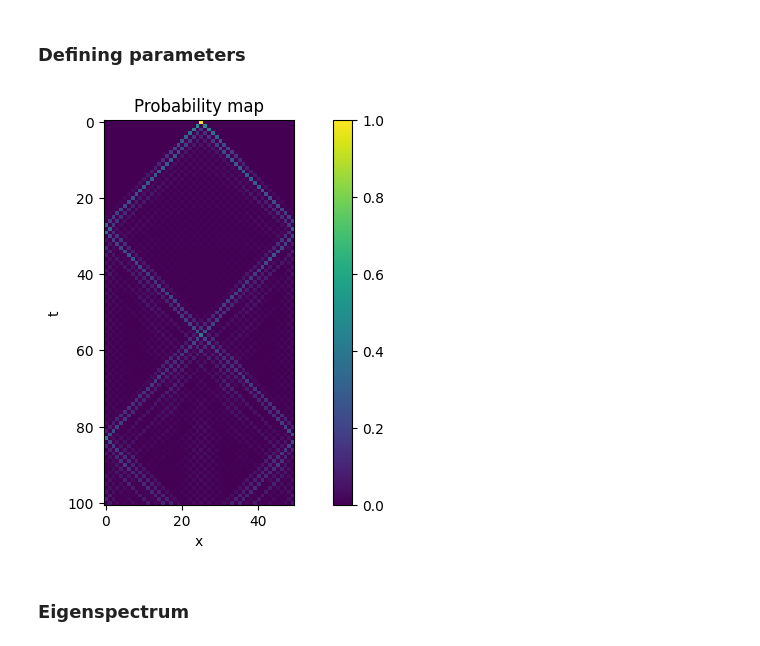
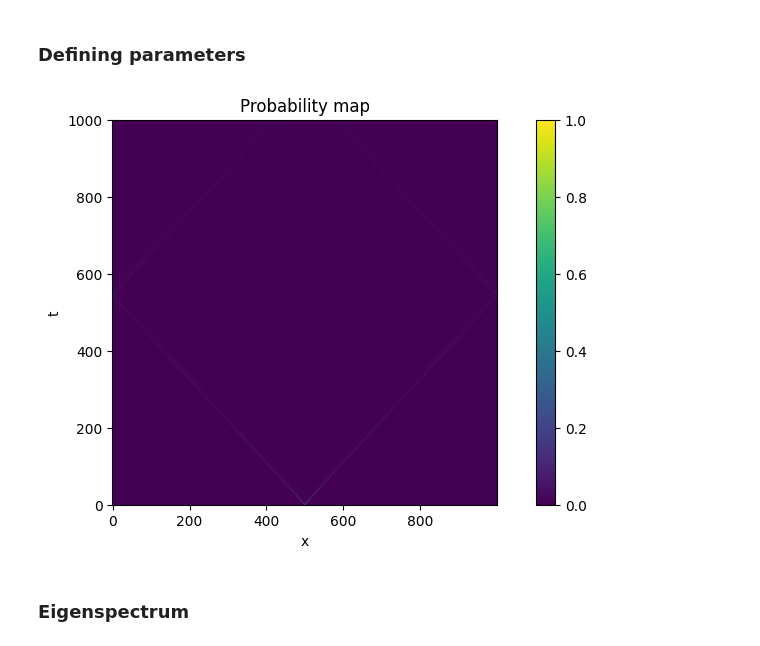
Before and after one commit to JedrekSt/NonHermitianQW, a Jupyter notebook: demo_/demonstration.ipynb, the cells around one changed output. Cells and saved outputs as stored; diff of their text form; code cells hidden in the pictures.

```diff
--- a/demo_/demonstration.ipynb
+++ b/demo_/demonstration.ipynb
@@ -42,27 +42,27 @@ $$
 # %% [markdown]
 <h3>Defining parameters</h3>
 # %%
-dim = 50
+dim = 1000
 coin_dict = {"th" : pi/4 , "n" : [0,1,0]}
 init_state_dict = {"x0" : dim//2, "a" : 1, "b" : 1j}
-steps = 100
+steps = 1000
 
 model = one_dim_QW(dim,coin_dict,**init_state_dict)
 data = model.evolve(steps)
 # %%
 _,n = data.shape
 x = np.arange(0,n)
 fig, ax = plt.subplots(figsize = (10,5))
 
-cax = ax.imshow(data,cmap = "viridis")
+cax = ax.imshow(data,cmap = "viridis",origin = "lower")
 fig.colorbar(cax)
 ax.set_ylabel("t")
 ax.set_xlabel("x")
 ax.set_title("Probability map")
 
 plt.show()
 # %% [output]
-[figure, old version]
+[figure, new version]
 # %% [markdown]
 <h3>Eigenspectrum</h3>
 # %% [markdown]
```
Also changed, not shown: 3 other files.
